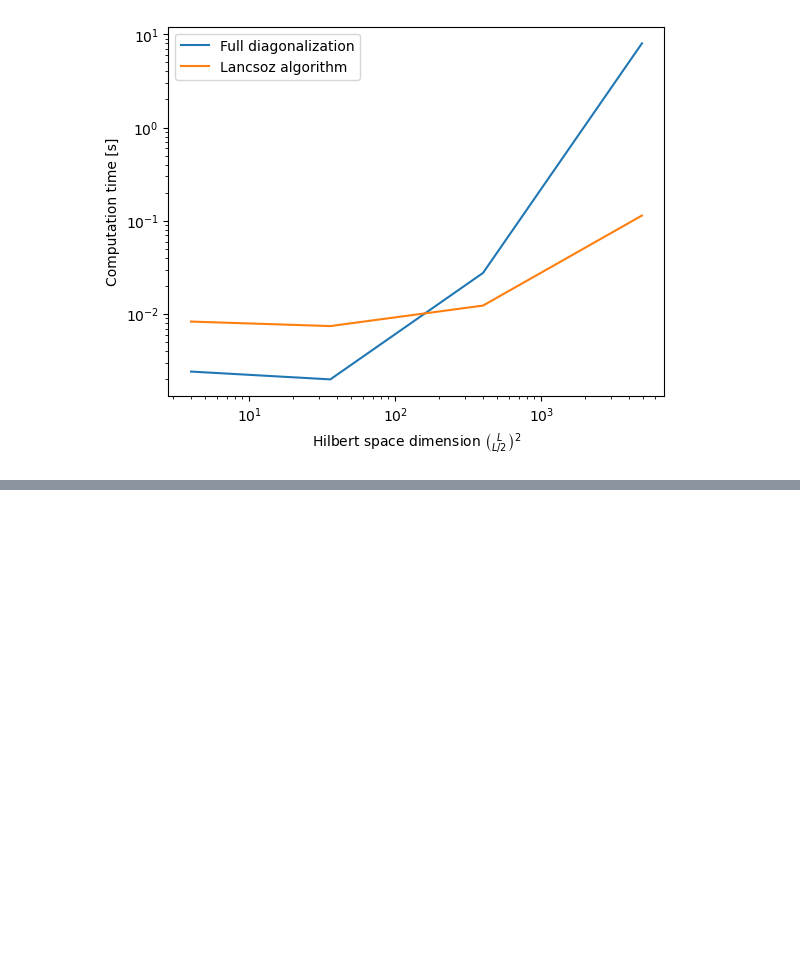
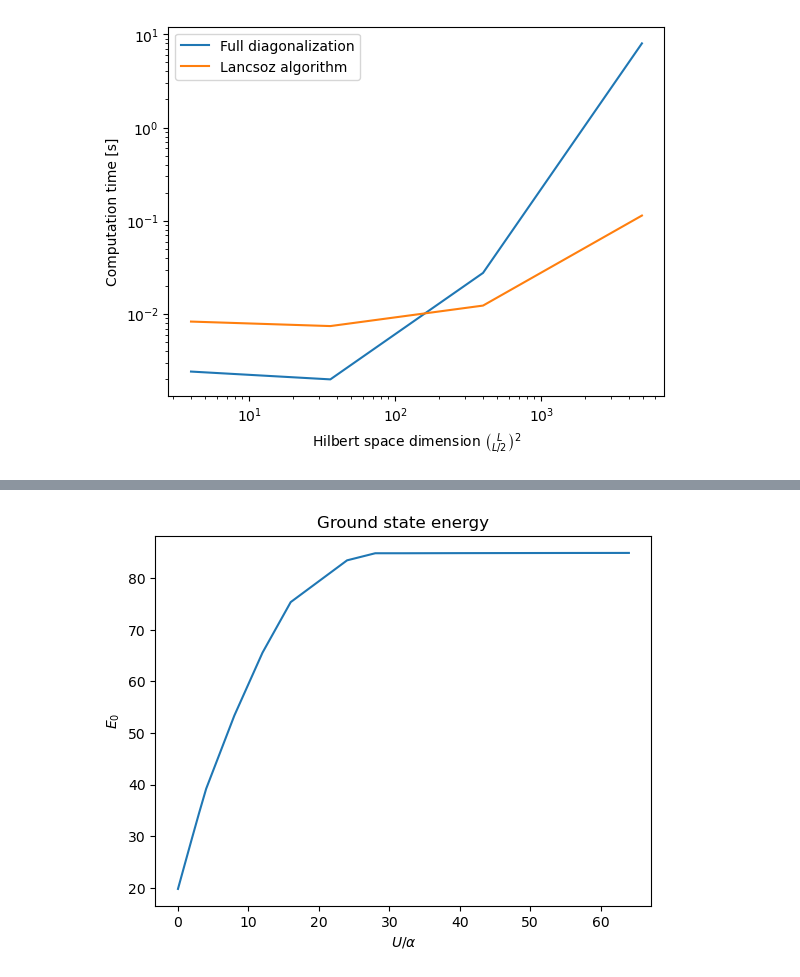
Before and after one commit to Pauline-Chevallier/Num_Methods_for_Q_Systems, a Jupyter notebook: TP1_Lanczos.ipynb, the cells around one changed output, grey strips where cells are left out. Drawn from its saved outputs; the diff is of its cells as text; code cells hidden in the pictures; blank space fills up the shorter version.

```diff
--- a/TP1_Lanczos.ipynb
+++ b/TP1_Lanczos.ipynb
@@ -963,0 +1016,26 @@ array([ 2,  6, 20, 70])
+# %%
+# addition of a confining potential
+
+def V(L,N,alpha=1.0,dtype=np.complex128):
+    """
+    confining potential V = alpha * (j-j0)^2.
+    """
+
+    states, indices = basis_states(L, N)
+    dim = len(states)
+    rows, cols, vals = [], [], []
+    j0 = int(L//2)
+    for s in states:
+        a = indices[s]
+
+        for j in range(L):
+
+            rows.append(a)
+            cols.append(a)
+            vals.append(occ(j,s)*alpha*(j-j0)**2)
+
+    H = sp.coo_matrix((vals, (rows, cols)), shape=(dim, dim), dtype=np.complex128).tocsr() # creates a sparse matrix by placing
+    #vals[i] in row rows[i], column cols[i]
+    H.sum_duplicates()
+
+    return H.astype(dtype), states
@@ -963,0 +1090,20 @@ array([ 2,  6, 20, 70])
+# %%
+alpha = 1
+L10, NU, ND = 10, 5, 5
+t = 1
+Us = np.array([0.0, 1.0, 2.0, 3.0, 4.0, 8.0, 12.0, 16.0, 24.0, 28.0 ,32.0, 40.0, 56.0, 64.0 ])
+energies = []
+for U in Us:
+    H = hubbard_operator_bonus(L10, NU, ND, t, U,alpha)[0]
+    lanczos_spectrum = lanczos(H, 50, k=1, dtype=np.complex128, seed=1, gs_passes=3  )
+    En = lanczos_spectrum["theta"][0]
+    energies.append(En)
+# %%
+plt.figure()
+plt.ylabel(r"$E_0$")
+plt.xlabel(r"$U/\alpha$")
+plt.title("Ground state energy")
+plt.plot(Us, energies)
+plt.show()
+# %% [output]
+[figure, added]
```
Also changed, not shown: parts of 8 cells of this notebook.
